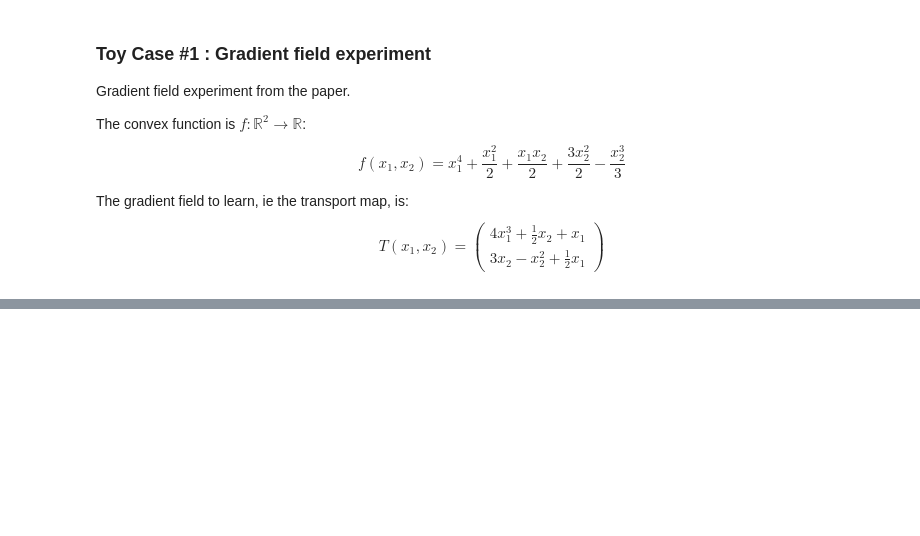
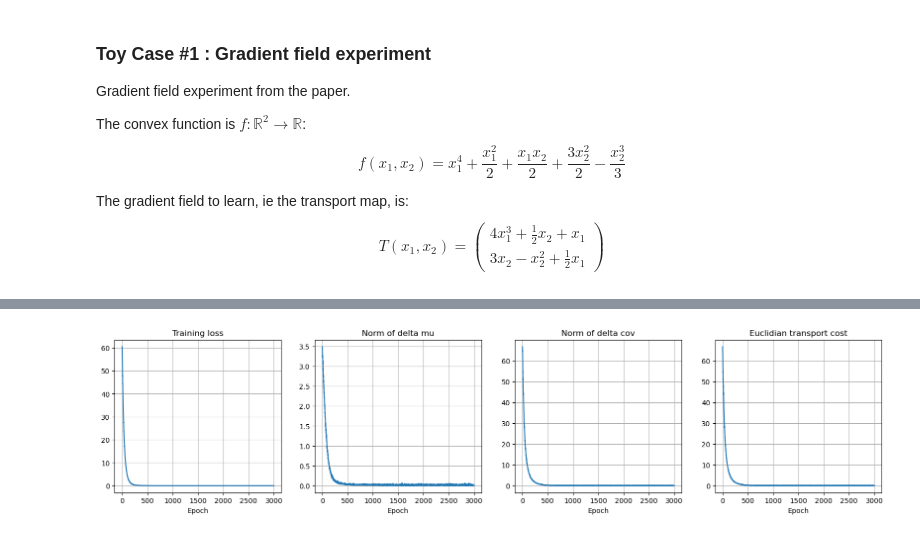
Before and after one commit to BenjaminDeporte/MVA_GenAI_FP_Learning_Gradients, a Jupyter notebook: notebooks/GenAI_FP.ipynb, the cells around one changed output, grey strips where cells are left out. Drawn from its saved outputs; the diff is of its cells as text; code cells hidden in the pictures; blank space fills up the shorter version.

```diff
--- a/notebooks/GenAI_FP.ipynb
+++ b/notebooks/GenAI_FP.ipynb
@@ -287,0 +578,4 @@ We can solve this problem minimizing different losses:
+# %%
+plot_metrics(losses, norms_delta_mu, norms_delta_cov, transport_costs)
+# %% [output]
+[figure, added]
```
Also changed, not shown: parts of 30 cells of this notebook.
